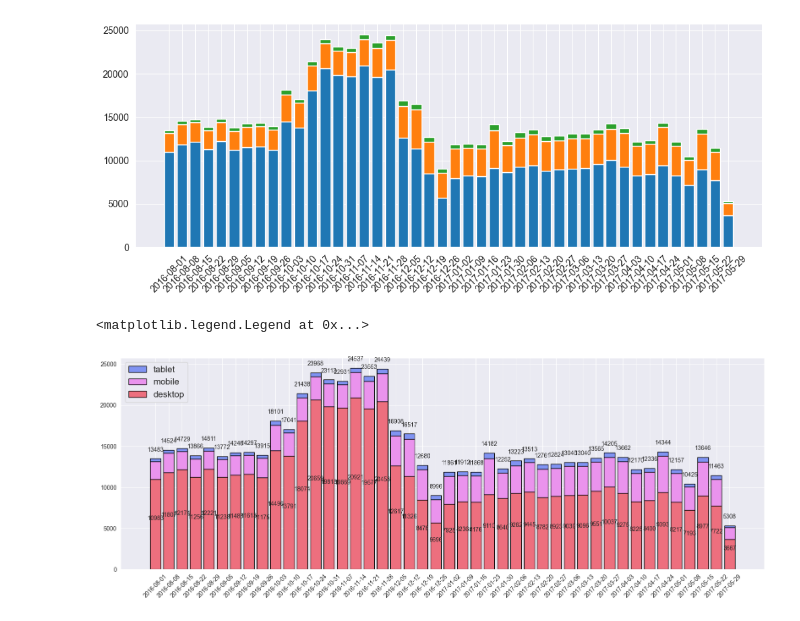
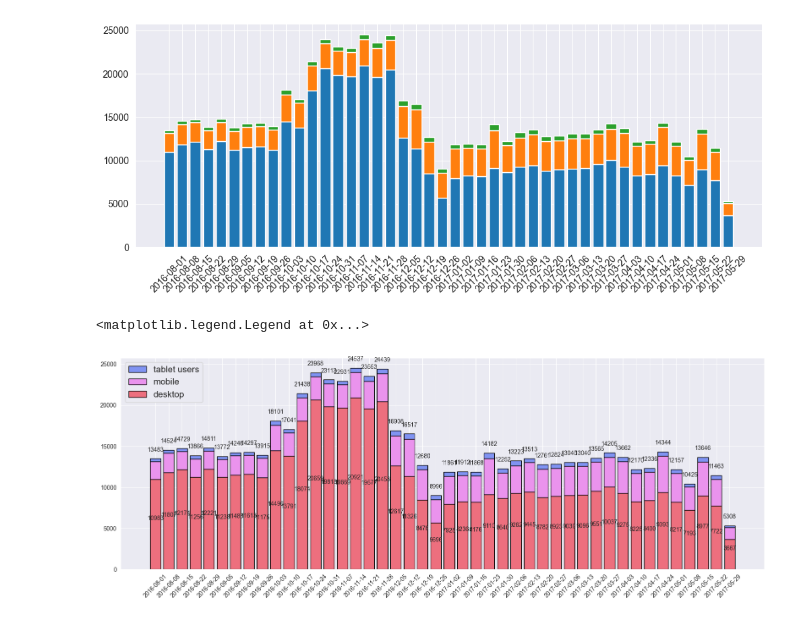
Before and after one commit to rodioniam/study_projects, a Jupyter notebook: visualization/bar_plot.ipynb, the cells around one changed output. Saved outputs shown, nothing was run; the diff lists cells and outputs as text; code cells hidden in the pictures.

```diff
--- a/visualization/bar_plot.ipynb
+++ b/visualization/bar_plot.ipynb
@@ -76,32 +76,32 @@ ax = plt.bar(
     color='#ed6f7e' # determines color of the bin
 )
 
 ax2 = plt.bar(
     x=df_mobile.index.astype('str'),
     height=df_mobile['uniq_users'],
     bottom=df_desktop['uniq_users'],
     label='mobile',
     edgecolor='black',
     linewidth=1,
     color='#ea93ed'
 )
 
 ax3 = plt.bar(
     x=df_tablet.index.astype('str'),
     height=df_tablet['uniq_users'],
     bottom=df_desktop['uniq_users']+df_mobile['uniq_users'],
     label='tablet',
     edgecolor='black',
     linewidth=1,
     color='#8093f2',
     width=0.8 # determines width if the column section
 )
 
 plt.tight_layout()
 plt.bar_label(ax3, padding=10) # adds values to bins, padding determines how far are the values
 plt.bar_label(ax, padding=10, label_type='center') # label_type by default is 'edge', but i can set it to 'center'
 # here is how to make custom legend
-plt.legend((ax3[0], ax2[0], ax[0]), ('tablet', 'mobile', 'desktop'), loc='upper left', fontsize=15)
+plt.legend((ax3[0], ax2[0], ax[0]), ('tablet users', 'mobile', 'desktop'), loc='upper left', fontsize=15)
 # %% [output]
 <matplotlib.legend.Legend at 0x...>
-[figure, old version]
+[figure, new version]
```
Also changed, not shown: 1 other file.
